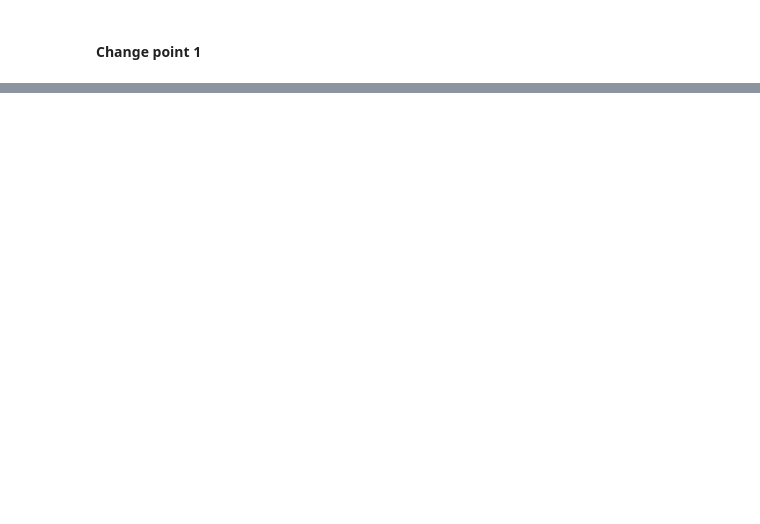
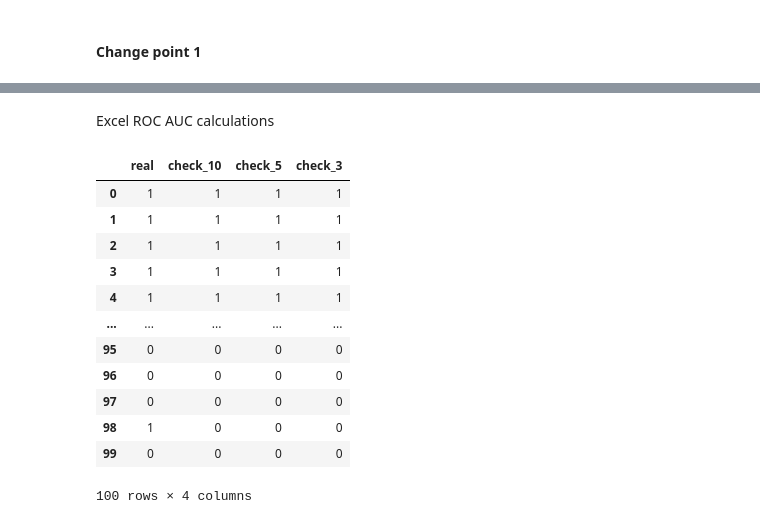
Before and after one commit to marcell-nemeth/dde, a Jupyter notebook: notebooks/drift_score_correlation_insect.ipynb, the cells around one changed output, grey strips where cells are left out. Saved outputs shown, nothing was run; the diff lists cells and outputs as text; code cells hidden in the pictures; blank space fills up the shorter version.

```diff
--- a/notebooks/drift_score_correlation_insect.ipynb
+++ b/notebooks/drift_score_correlation_insect.ipynb
@@ -460,0 +374,2 @@ plot_lift_curve(score, y)
+# %% [markdown]
+Excel ROC AUC calculations
@@ -460,0 +378,16 @@ plot_lift_curve(score, y)
+# %%
+excel_data
+# %% [output]
+|  | real | check_10 | check_5 | check_3 |
+| 0 | 1 | 1 | 1 | 1 |
+| 1 | 1 | 1 | 1 | 1 |
+| 2 | 1 | 1 | 1 | 1 |
+| 3 | 1 | 1 | 1 | 1 |
+| 4 | 1 | 1 | 1 | 1 |
+| ... | ... | ... | ... | ... |
+| 95 | 0 | 0 | 0 | 0 |
+| 96 | 0 | 0 | 0 | 0 |
+| 97 | 0 | 0 | 0 | 0 |
+| 98 | 1 | 0 | 0 | 0 |
+| 99 | 0 | 0 | 0 | 0 |
+100 rows × 4 columns
```
Also changed, not shown: parts of 27 cells of this notebook, 2 other files.
